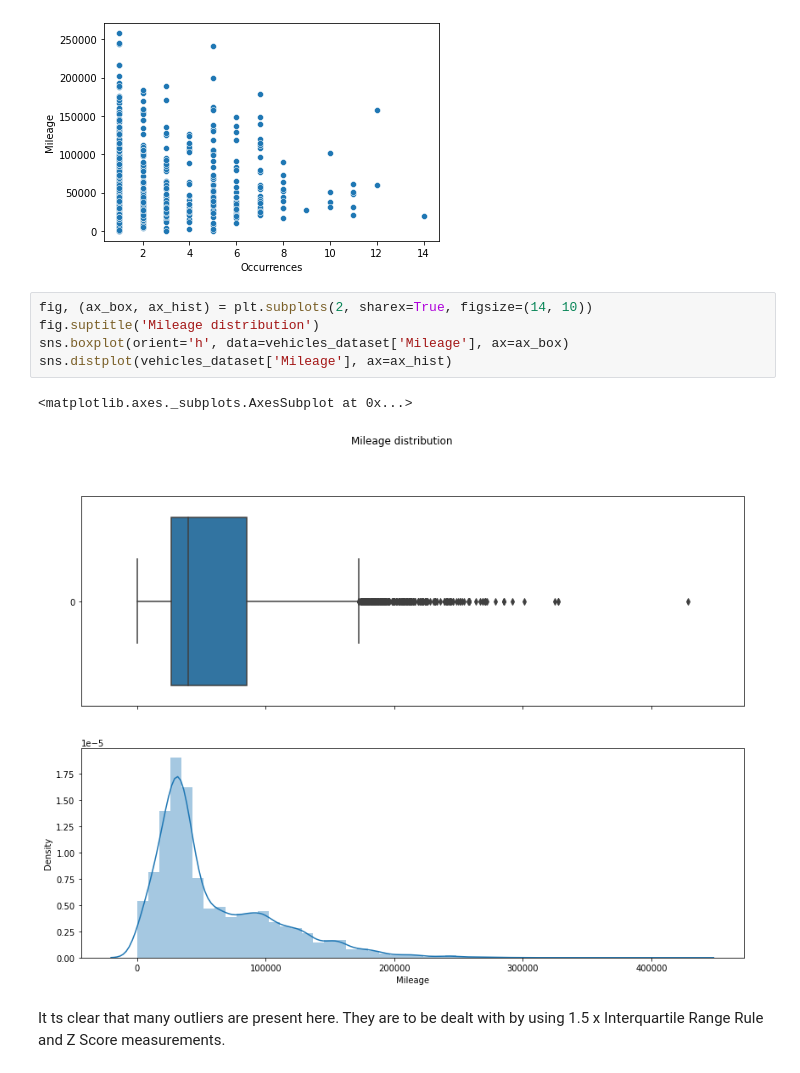
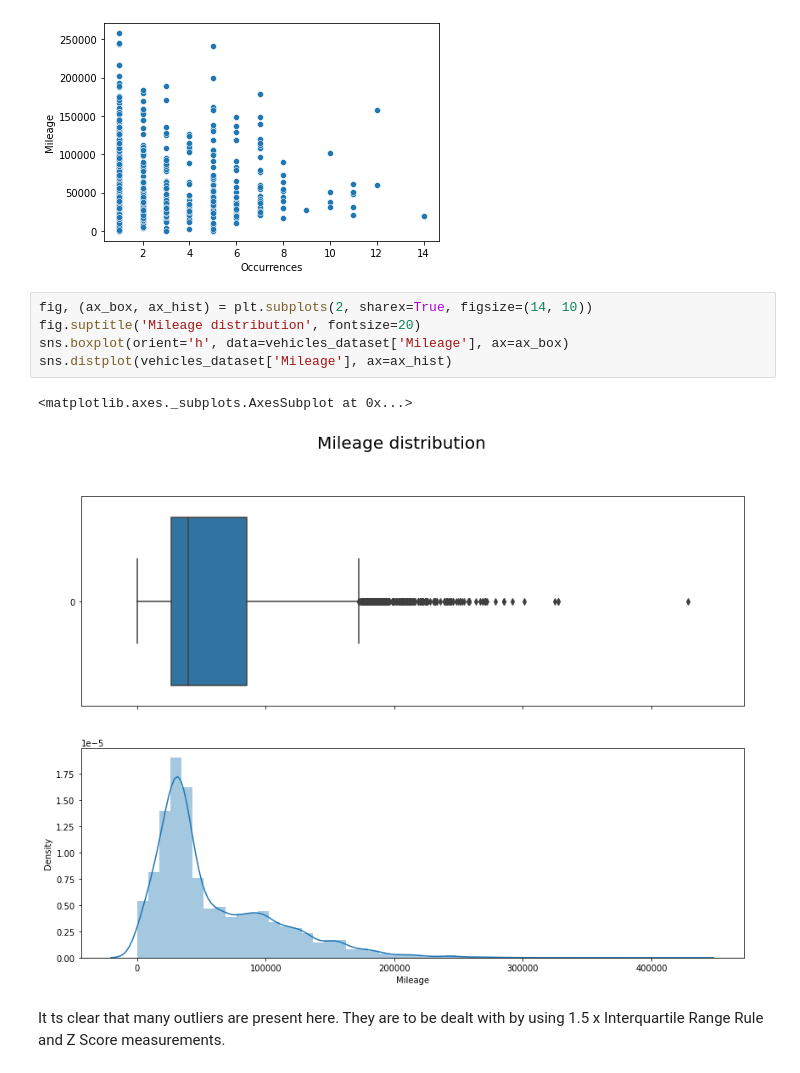
Before and after one commit to AlejandroPenaloza/cars-value-predictor, a Jupyter notebook: predictor.ipynb, the cells around one changed output. Cells and saved outputs as stored; diff of their text form.

```diff
--- a/predictor.ipynb
+++ b/predictor.ipynb
@@ -287,12 +277,12 @@ Text(0.5, 0, 'Occurrences')
 [figure]
 # %%
 fig, (ax_box, ax_hist) = plt.subplots(2, sharex=True, figsize=(14, 10))
-fig.suptitle('Mileage distribution')
+fig.suptitle('Mileage distribution', fontsize=20)
 sns.boxplot(orient='h', data=vehicles_dataset['Mileage'], ax=ax_box)
 sns.distplot(vehicles_dataset['Mileage'], ax=ax_hist)
 # %% [output]
 <matplotlib.axes._subplots.AxesSubplot at 0x...>
-[figure, old version]
+[figure, new version]
 # %% [markdown]
 It ts clear that many outliers are present here. They are to be dealt with by using 1.5 x Interquartile Range Rule and Z Score measurements.
 # %%
```
Also changed, not shown: parts of 55 cells of this notebook.
